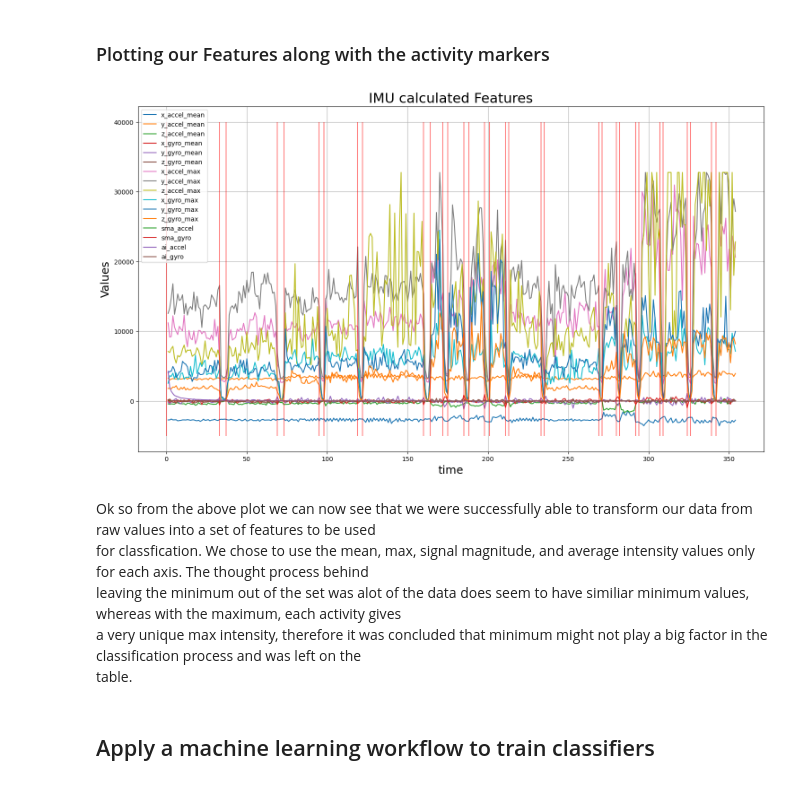
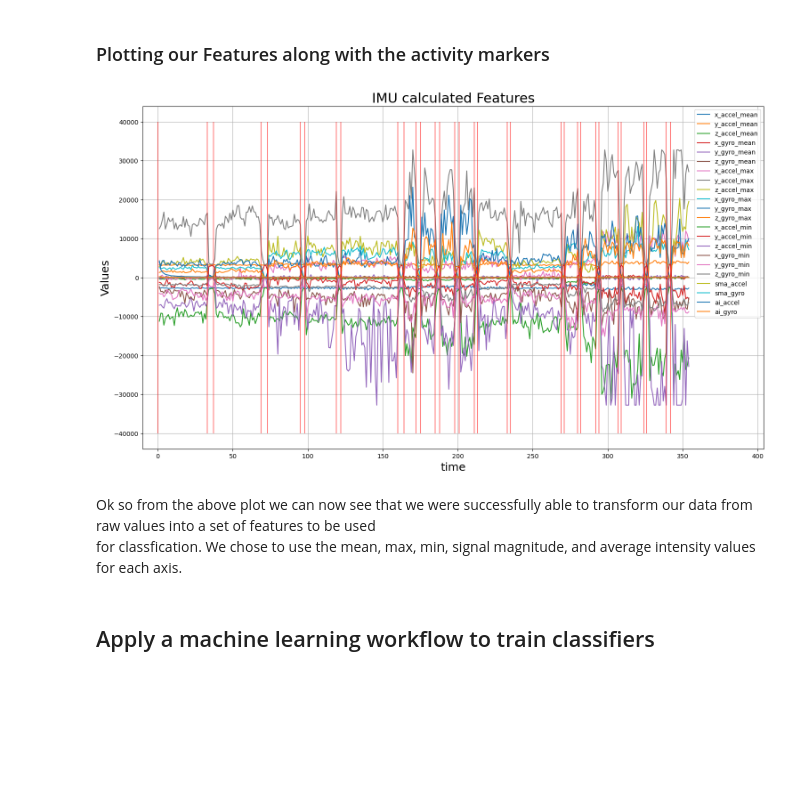
Before and after one commit to Mokoto-K/COSC102-assignment-3, a Jupyter notebook: assignment-3.ipynb, the cells around one changed output. Saved outputs shown, nothing was run; the diff lists cells and outputs as text; code cells hidden in the pictures; blank space fills up the shorter version.

```diff
--- a/assignment-3.ipynb
+++ b/assignment-3.ipynb
@@ -460,12 +460,7 @@ def calculate_max(time_series, target_series, time_steps):
     # iterate through every row in the dataseries
     for row in range(len(imu_processed["time (seconds)"])):
 
-        # check for negative values and change them to positive for fair comparison
-        if target_series[row] < 0:
-            target = target_series[row] * -1
-        else:
-            target = target_series[row]
-
+        target = target_series[row]
         # for every value in the current time step, check if the value of max is
         # greater then the current row of data, if it isnt, replace it with the
         # current row of data for the current time step
@@ -650,6 +687,14 @@ imu_features["x_gyro_max"] = calculate_max(time_series, imu_processed["x_axis_gy
 imu_features["y_gyro_max"] = calculate_max(time_series, imu_processed["y_axis_gyro"], time_steps)
 imu_features["z_gyro_max"] = calculate_max(time_series, imu_processed["z_axis_gyro"], time_steps)
 
+# min features
+imu_features["x_accel_min"] = calculate_min(time_series, imu_processed["x_axis_accel"], time_steps)
+imu_features["y_accel_min"] = calculate_min(time_series, imu_processed["y_axis_accel"], time_steps)
+imu_features["z_accel_min"] = calculate_min(time_series, imu_processed["z_axis_accel"], time_steps)
+imu_features["x_gyro_min"] = calculate_min(time_series, imu_processed["x_axis_gyro"], time_steps)
+imu_features["y_gyro_min"] = calculate_min(time_series, imu_processed["y_axis_gyro"], time_steps)
+imu_features["z_gyro_min"] = calculate_min(time_series, imu_processed["z_axis_gyro"], time_steps)
+
 # Signal magnitude area
 imu_features["sma_accel"] = calculate_signal_magnitude_area(time_series, imu_processed["x_axis_accel"], imu_processed["y_axis_accel"], imu_processed["z_axis_accel"], time_steps)
 imu_features["sma_gyro"] = calculate_signal_magnitude_area(time_series, imu_processed["x_axis_gyro"], imu_processed["y_axis_gyro"], imu_processed["z_axis_gyro"], time_steps)
@@ -676,33 +721,31 @@ imu_features["time"] = time
 # %%
 # Since the time steps can change depending on if we want 1, 2, 3, etc second itervals to calculate
 # our features over, we have to make sure the activity transitions move with the time steps, below
 # is a loop that creates a list of activity transitions depending on the value in the data series
 activity_markers = [0]
 # Set a variable to keep track of the current activity we are up to
 current_label = imu_features["target"][0]
 # iterate through all rows of the target labels, ie "walking", "jogging", etc
 for row in range(len(imu_features["target"])):
     # if the current activity isnt the same as the target row, append the value to the list and
 
     if current_label != imu_features["target"][row]:
         activity_markers.append(row)
         # change the current activity to the freshly added value to our list
         current_label = imu_features["target"][row]
 
 # plot the new dataframe with the calculated features and add the vertical lines from the activity series to check it lines up
 plot_dataframe(imu_features["time"], imu_features.drop(["target", "time"], axis=1), "IMU calculated Features")
 
 # Plot the vertical lines associated with our activity transitions
-plt.vlines(activity_markers, -5000,40000, color="r", alpha=0.5)
+plt.vlines(activity_markers, -40000,40000, color="r", alpha=0.5)
+plt.xlim(-10, len(imu_features) + 50)
 plt.show()
 # %% [output]
-[figure, old version]
+[figure, new version]
 # %% [markdown]
 Ok so from the above plot we can now see that we were successfully able to transform our data from raw values into a set of features to be used <br>
-for classfication. We chose to use the mean, max, signal magnitude, and average intensity values only for each axis. The thought process behind <br>
-leaving the minimum out of the set was alot of the data does seem to have similiar minimum values, whereas with the maximum, each activity gives <br>
-a very unique max intensity, therefore it was concluded that minimum might not play a big factor in the classification process and was left on the <br>
-table.
+for classfication. We chose to use the mean, max, min, signal magnitude, and average intensity values for each axis.
 # %% [markdown]
 ## Apply a machine learning workflow to train classifiers
 # %% [markdown]
```
Also changed, not shown: parts of 7 cells of this notebook.
